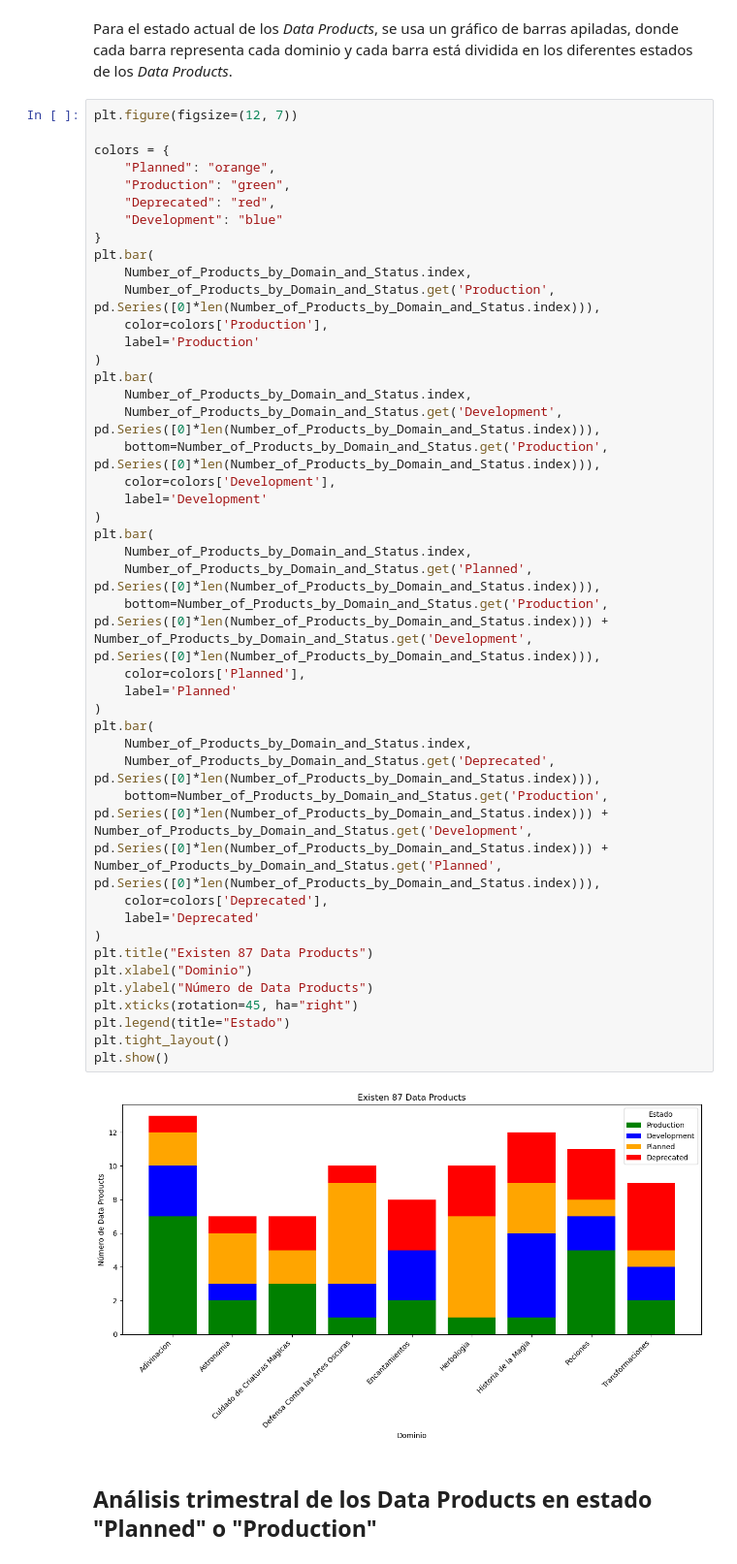
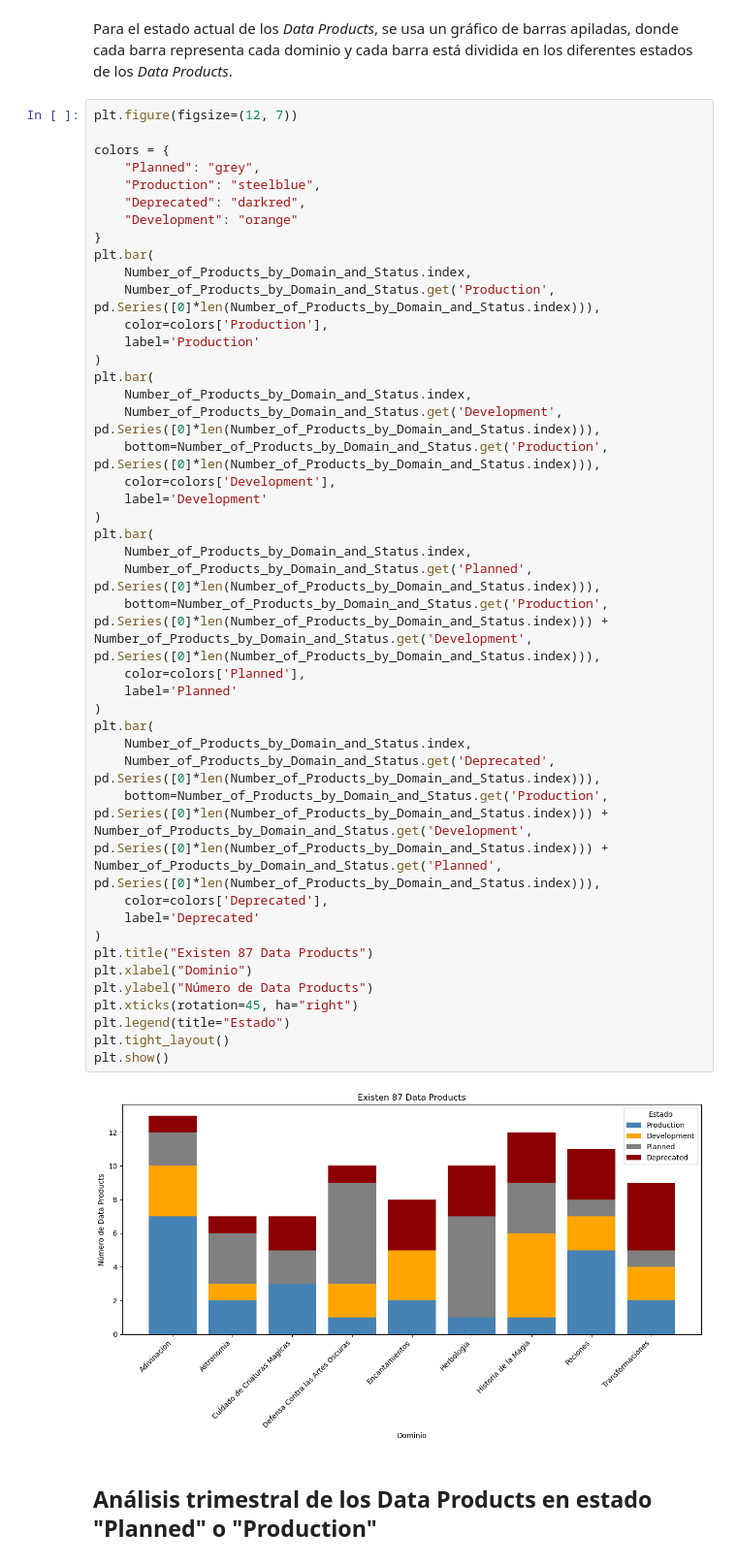
Before and after one commit to marquito3012/Master, a Jupyter notebook: Programación y entorno de trabajo para la IA/actividad1/actividad1.ipynb, the cells around one changed output. Shown at 97% size. Saved outputs shown, nothing was run; the diff lists cells and outputs as text.

```diff
--- a/Programación y entorno de trabajo para la IA/actividad1/actividad1.ipynb
+++ b/Programación y entorno de trabajo para la IA/actividad1/actividad1.ipynb
@@ -474,10 +474,10 @@ Para el estado actual de los *Data Products*, se usa un gráfico de barras apila
 plt.figure(figsize=(12, 7))
 
 colors = {
-    "Planned": "orange",
-    "Production": "green",
-    "Deprecated": "red",
-    "Development": "blue"
+    "Planned": "grey",
+    "Production": "steelblue",
+    "Deprecated": "darkred",
+    "Development": "orange"
 }
 plt.bar(
     Number_of_Products_by_Domain_and_Status.index,
@@ -487,34 +487,34 @@ plt.bar(
 )
 plt.bar(
     Number_of_Products_by_Domain_and_Status.index,
     Number_of_Products_by_Domain_and_Status.get('Development', pd.Series([0]*len(Number_of_Products_by_Domain_and_Status.index))),
     bottom=Number_of_Products_by_Domain_and_Status.get('Production', pd.Series([0]*len(Number_of_Products_by_Domain_and_Status.index))),
     color=colors['Development'],
     label='Development'
 )
 plt.bar(
     Number_of_Products_by_Domain_and_Status.index,
     Number_of_Products_by_Domain_and_Status.get('Planned', pd.Series([0]*len(Number_of_Products_by_Domain_and_Status.index))),
     bottom=Number_of_Products_by_Domain_and_Status.get('Production', pd.Series([0]*len(Number_of_Products_by_Domain_and_Status.index))) + Number_of_Products_by_Domain_and_Status.get('Development', pd.Series([0]*len(Number_of_Products_by_Domain_and_Status.index))),
     color=colors['Planned'],
     label='Planned'
 )
 plt.bar(
     Number_of_Products_by_Domain_and_Status.index,
     Number_of_Products_by_Domain_and_Status.get('Deprecated', pd.Series([0]*len(Number_of_Products_by_Domain_and_Status.index))),
     bottom=Number_of_Products_by_Domain_and_Status.get('Production', pd.Series([0]*len(Number_of_Products_by_Domain_and_Status.index))) + Number_of_Products_by_Domain_and_Status.get('Development', pd.Series([0]*len(Number_of_Products_by_Domain_and_Status.index))) + Number_of_Products_by_Domain_and_Status.get('Planned', pd.Series([0]*len(Number_of_Products_by_Domain_and_Status.index))),
     color=colors['Deprecated'],
     label='Deprecated'
 )
 plt.title("Existen 87 Data Products")
 plt.xlabel("Dominio")
 plt.ylabel("Número de Data Products")
 plt.xticks(rotation=45, ha="right")
 plt.legend(title="Estado")
 plt.tight_layout()
 plt.show()
 # %% [output]
-[figure, old version]
+[figure, new version]
 # %% [markdown]
 ## Análisis trimestral de los Data Products en estado "Planned" o "Production"
 # %% [markdown]
```
Also changed, not shown: parts of 4 cells of this notebook.
